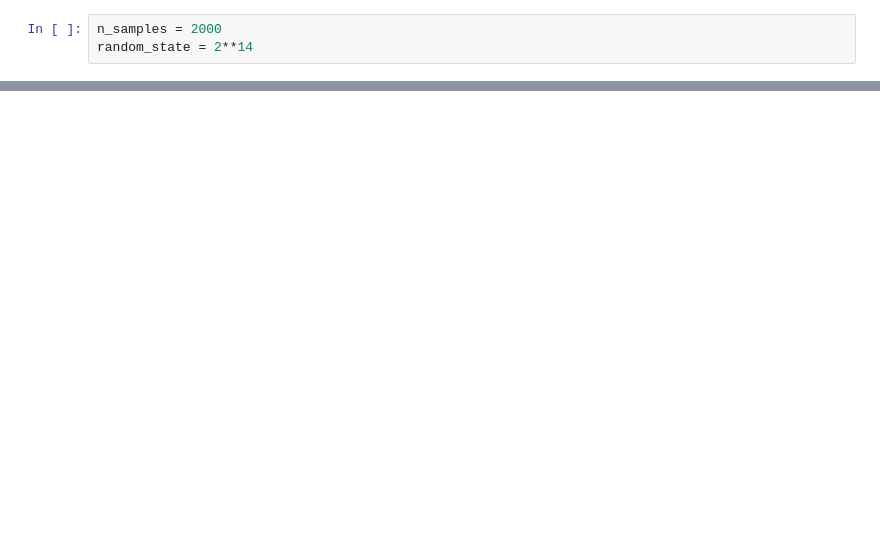
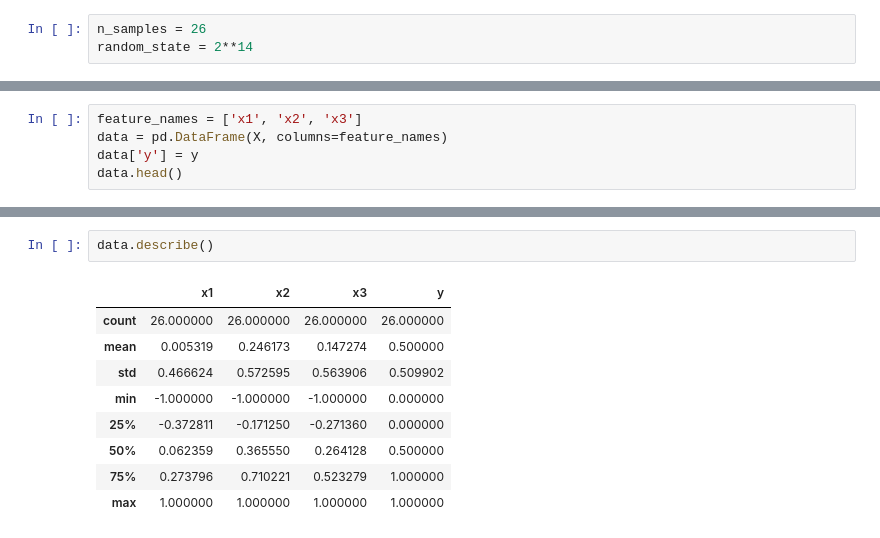
Before and after one commit to changx03/random_forest_attack, a Jupyter notebook: data generation.ipynb, the cells around one changed output, grey strips where cells are left out. Cells and saved outputs as stored; diff of their text form; blank space fills up the shorter version.

```diff
--- a/data generation.ipynb
+++ b/data generation.ipynb
@@ -11,4 +12,4 @@ plt.figure(figsize=(12, 12))
 # %%
-n_samples = 2000
+n_samples = 26
 random_state = 2**14
 # %%
@@ -15,0 +24,5 @@ X, y = make_blobs(n_samples=n_samples, random_state=random_state)
+# %%
+feature_names = ['x1', 'x2', 'x3']
+data = pd.DataFrame(X, columns=feature_names)
+data['y'] = y
+data.head()
@@ -15,0 +36,12 @@ X, y = make_blobs(n_samples=n_samples, random_state=random_state)
+# %%
+data.describe()
+# %% [output]
+|  | x1 | x2 | x3 | y |
+| count | 26.000000 | 26.000000 | 26.000000 | 26.000000 |
+| mean | 0.005319 | 0.246173 | 0.147274 | 0.500000 |
+| std | 0.466624 | 0.572595 | 0.563906 | 0.509902 |
+| min | -1.000000 | -1.000000 | -1.000000 | 0.000000 |
+| 25% | -0.372811 | -0.171250 | -0.271360 | 0.000000 |
+| 50% | 0.062359 | 0.365550 | 0.264128 | 0.500000 |
+| 75% | 0.273796 | 0.710221 | 0.523279 | 1.000000 |
+| max | 1.000000 | 1.000000 | 1.000000 | 1.000000 |
```
Also changed, not shown: parts of 18 cells of this notebook.
